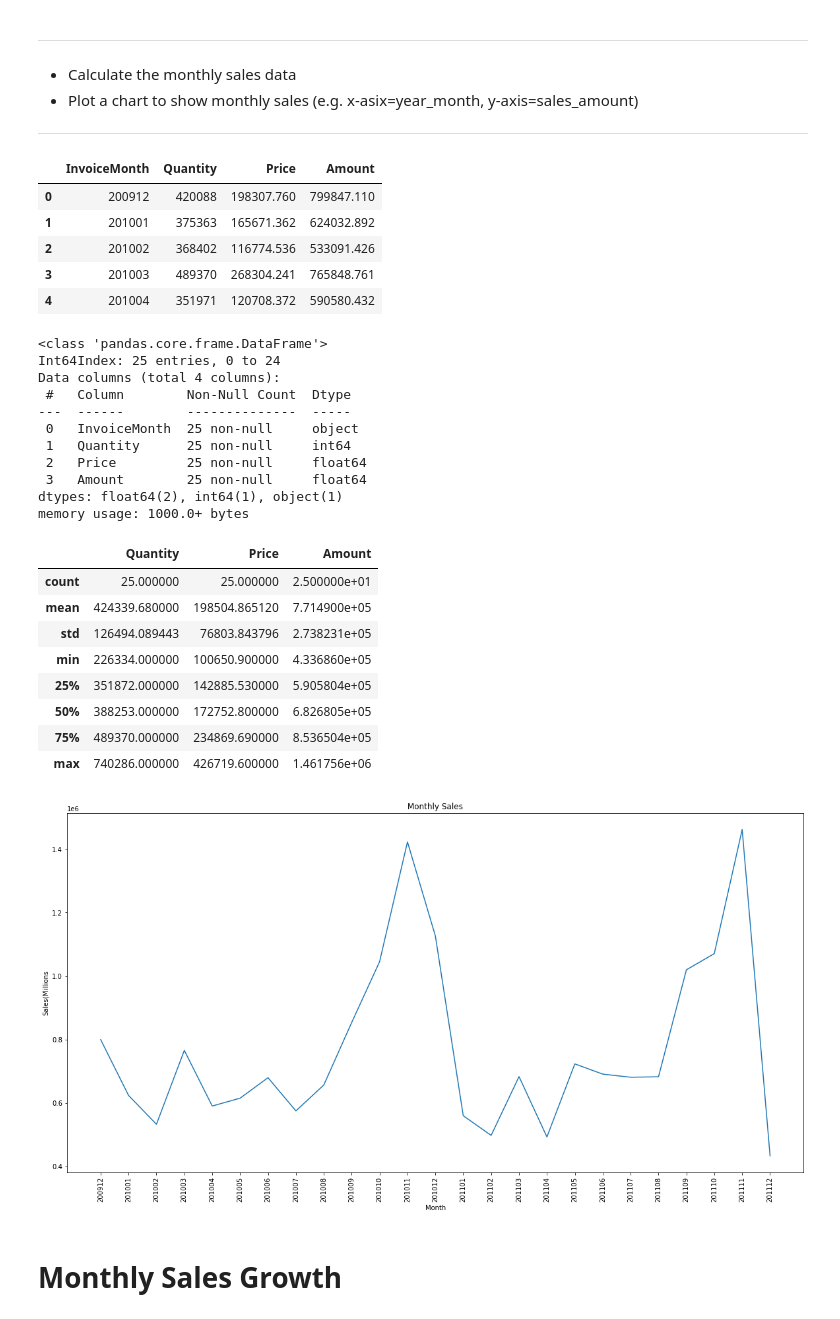
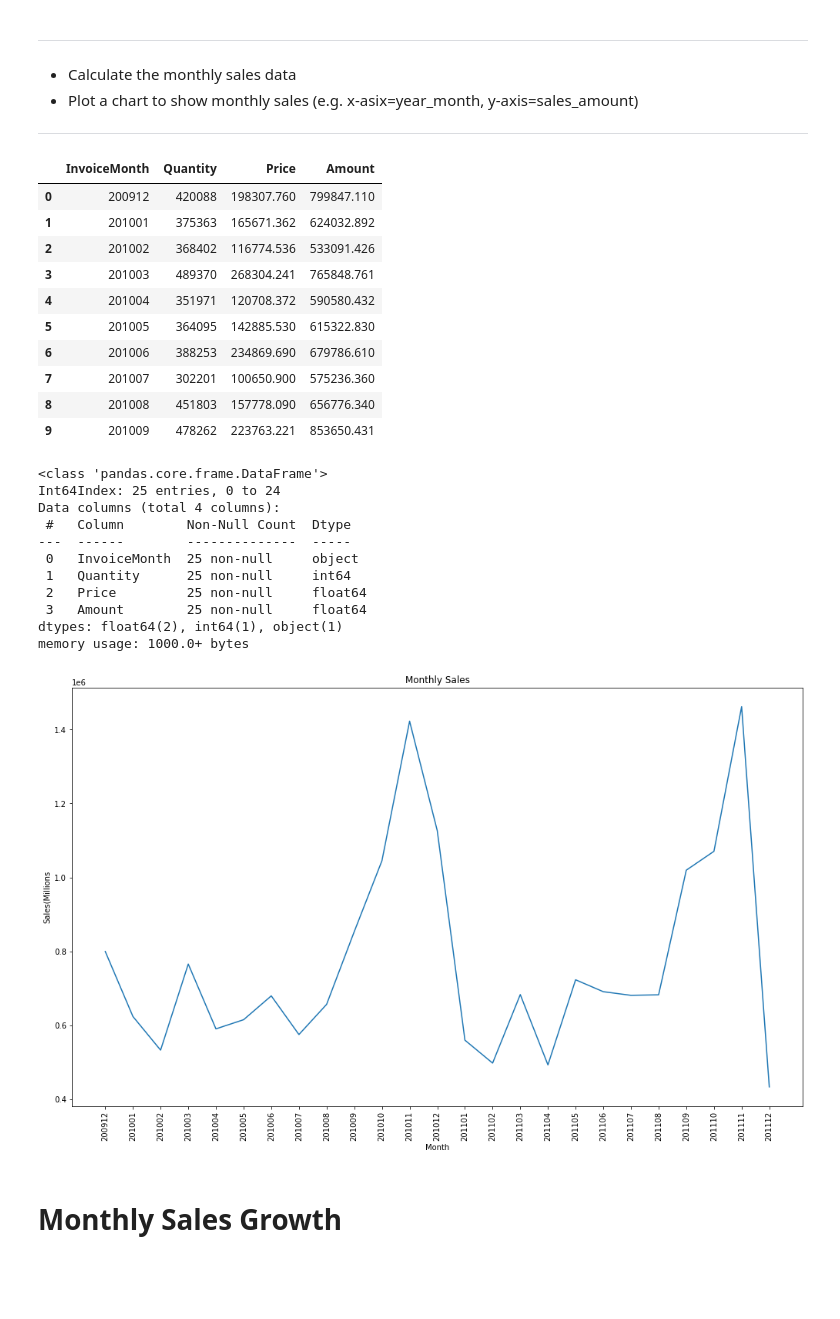
Before and after one commit to jarviscanada/jarvis_data_eng_MiguelDario, a Jupyter notebook: python_data_analytics/python_data_wrangling/retail_data_analytics_wrangling.ipynb, the cells around one changed output. Drawn from its saved outputs; the diff is of its cells as text; code cells hidden in the pictures; blank space fills up the shorter version.

```diff
--- a/python_data_analytics/python_data_wrangling/retail_data_analytics_wrangling.ipynb
+++ b/python_data_analytics/python_data_wrangling/retail_data_analytics_wrangling.ipynb
@@ -298,10 +303,9 @@ orders_df.plot(title = 'Monthly Placed and Cancelled Orders', x = "InvoiceMonth"
 monthly_sales_df = month_df[["InvoiceMonth", "Quantity", "Price"]].copy()
 #Calculate monthly sales
 monthly_sales_df["Amount"] = monthly_sales_df["Quantity"] * monthly_sales_df["Price"]
-#monthly_sales_df["InvoiceMonth"] = monthly_sales_df.astype({"InvoiceMonth" : 'str'})
 #Group by index month
 monthly_sales_df = monthly_sales_df.groupby("InvoiceMonth", as_index = False).sum()
-monthly_sales_df.head()
+monthly_sales_df.head(10)
 # %% [output]
 |  | InvoiceMonth | Quantity | Price | Amount |
 | 0 | 200912 | 420088 | 198307.760 | 799847.110 |
@@ -309,10 +313,14 @@ monthly_sales_df.head()
 | 2 | 201002 | 368402 | 116774.536 | 533091.426 |
 | 3 | 201003 | 489370 | 268304.241 | 765848.761 |
 | 4 | 201004 | 351971 | 120708.372 | 590580.432 |
+| 5 | 201005 | 364095 | 142885.530 | 615322.830 |
+| 6 | 201006 | 388253 | 234869.690 | 679786.610 |
+| 7 | 201007 | 302201 | 100650.900 | 575236.360 |
+| 8 | 201008 | 451803 | 157778.090 | 656776.340 |
+| 9 | 201009 | 478262 | 223763.221 | 853650.431 |
 # %%
 #Summarize monthly sales df
 monthly_sales_df.info()
-monthly_sales_df.describe()
 # %% [output]
 <class 'pandas.core.frame.DataFrame'>
 Int64Index: 25 entries, 0 to 24
@@ -325,26 +333,17 @@ Data columns (total 4 columns):
  3   Amount        25 non-null     float64
 dtypes: float64(2), int64(1), object(1)
 memory usage: 1000.0+ bytes
-|  | Quantity | Price | Amount |
-| count | 25.000000 | 25.000000 | 2.500000e+01 |
-| mean | 424339.680000 | 198504.865120 | 7.714900e+05 |
-| std | 126494.089443 | 76803.843796 | 2.738231e+05 |
-| min | 226334.000000 | 100650.900000 | 4.336860e+05 |
-| 25% | 351872.000000 | 142885.530000 | 5.905804e+05 |
-| 50% | 388253.000000 | 172752.800000 | 6.826805e+05 |
-| 75% | 489370.000000 | 234869.690000 | 8.536504e+05 |
-| max | 740286.000000 | 426719.600000 | 1.461756e+06 |
 # %%
 #Plot monthly sales
-fig = plt.figure(figsize= (20,10))
+fig = plt.figure(figsize= (17,10))
 plt.plot(monthly_sales_df["InvoiceMonth"],monthly_sales_df["Amount"])
 plt.title("Monthly Sales")
 plt.xlabel("Month")
 plt.ylabel("Sales(Millions")
 plt.xticks(rotation = 90)
 plt.show()
 # %% [output]
-[figure, old version]
+[figure, new version]
 # %% [markdown]
 # Monthly Sales Growth
 # %% [markdown]
```
Also changed, not shown: parts of 17 cells of this notebook.
